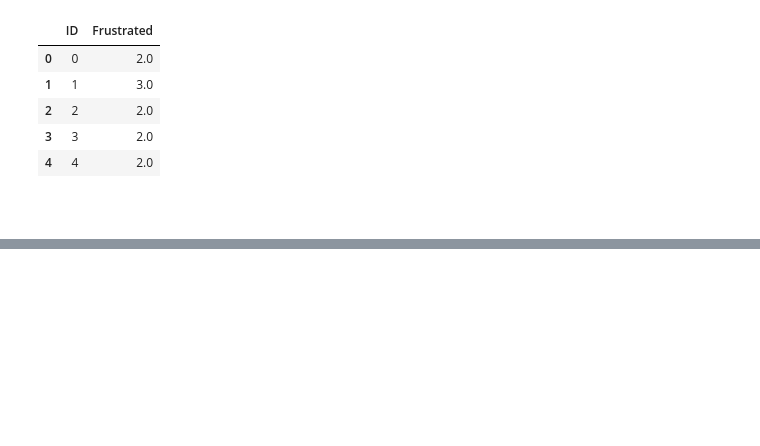
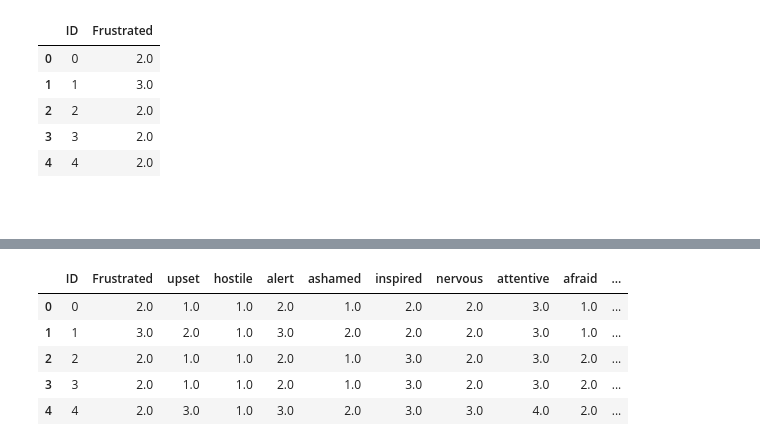
Before and after one commit to InfiniteLobster/CDA-case2, a Jupyter notebook: src/Pre-Processing/main.ipynb, the cells around one changed output, grey strips where cells are left out. Cells and saved outputs as stored; diff of their text form; code cells hidden in the pictures; blank space fills up the shorter version.

```diff
--- a/src/Pre-Processing/main.ipynb
+++ b/src/Pre-Processing/main.ipynb
@@ -202,0 +184,3 @@ plt.show()
+# %%
+df_X = all_df.iloc[:,0:52]
+df_Y = all_df.iloc[:, [0,59,61,62,63,64,65,66,67,68,69,70]]
@@ -202,0 +197,9 @@ plt.show()
+# %%
+df_Y.head()
+# %% [output]
+|  | ID | Frustrated | upset | hostile | alert | ashamed | inspired | nervous | attentive | afraid | ... |
+| 0 | 0 | 2.0 | 1.0 | 1.0 | 2.0 | 1.0 | 2.0 | 2.0 | 3.0 | 1.0 | ... |
+| 1 | 1 | 3.0 | 2.0 | 1.0 | 3.0 | 2.0 | 2.0 | 2.0 | 3.0 | 1.0 | ... |
+| 2 | 2 | 2.0 | 1.0 | 1.0 | 2.0 | 1.0 | 3.0 | 2.0 | 3.0 | 2.0 | ... |
+| 3 | 3 | 2.0 | 1.0 | 1.0 | 2.0 | 1.0 | 3.0 | 2.0 | 3.0 | 2.0 | ... |
+| 4 | 4 | 2.0 | 3.0 | 1.0 | 3.0 | 2.0 | 3.0 | 3.0 | 4.0 | 2.0 | ... |
```
Also changed, not shown: parts of 13 cells of this notebook, 1 other file.
